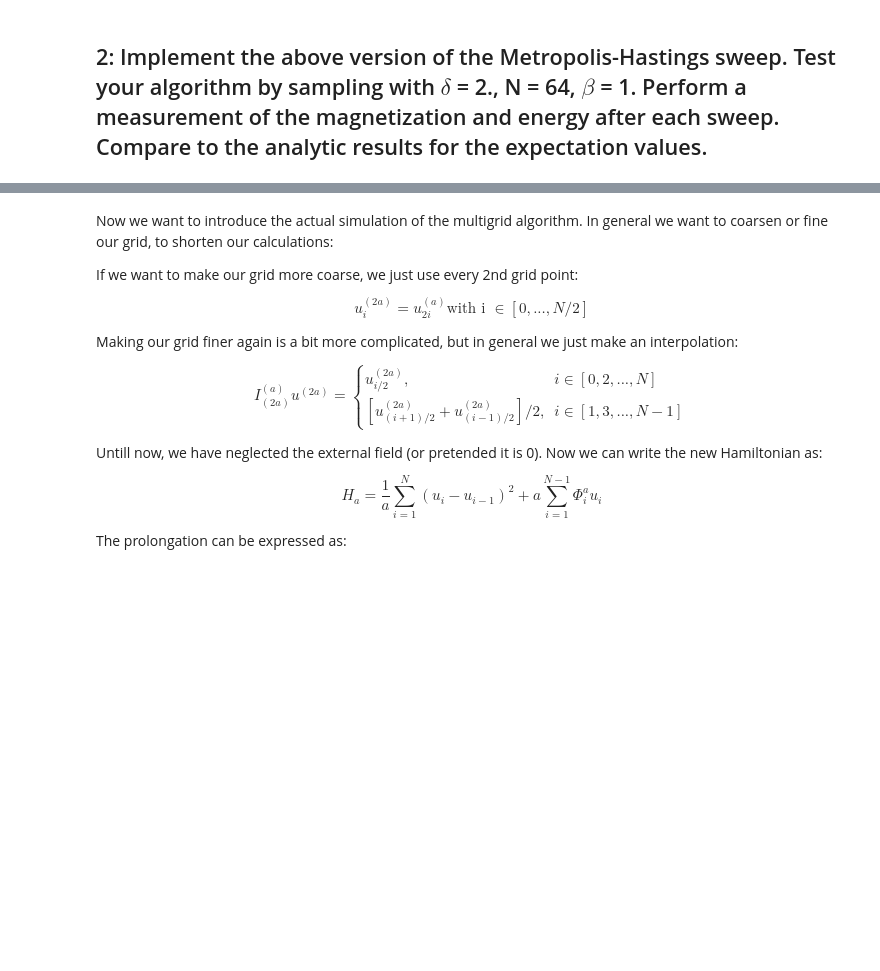
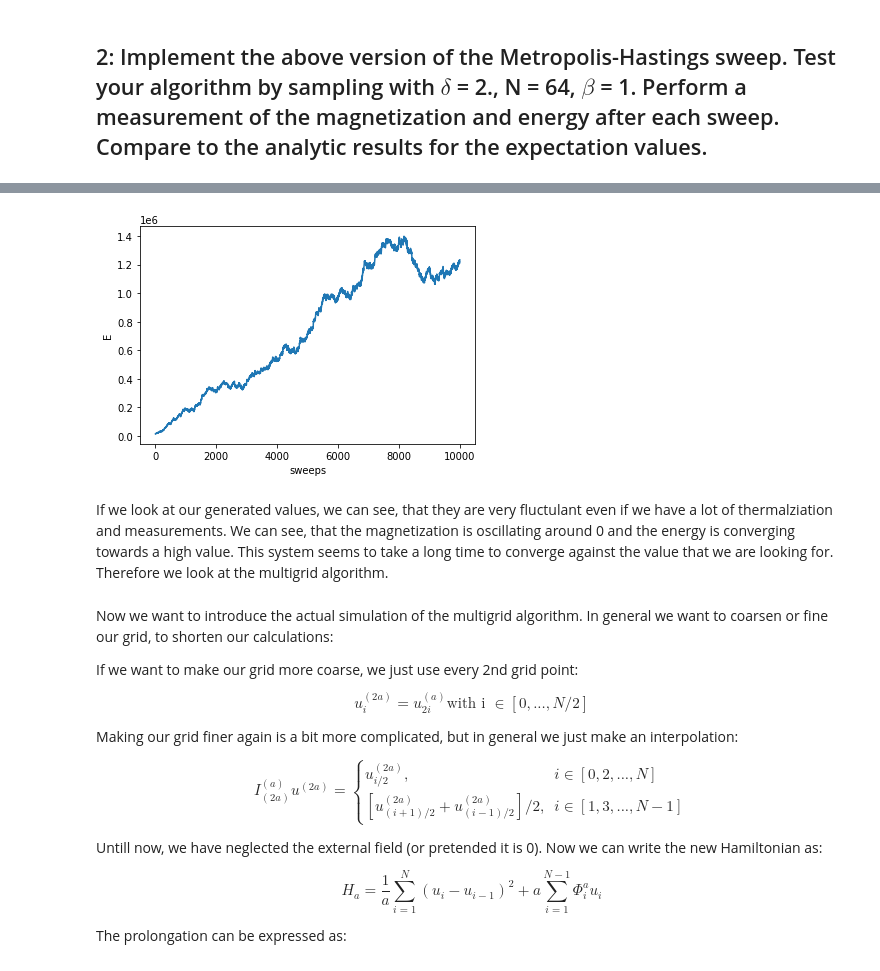
Before and after one commit to Trico94/physics760_Martin, a Jupyter notebook: Exercise 5/exercise5.ipynb, the cells around one changed output, grey strips where cells are left out. Drawn from its saved outputs; the diff is of its cells as text; code cells hidden in the pictures; blank space fills up the shorter version.

```diff
--- a/Exercise 5/exercise5.ipynb
+++ b/Exercise 5/exercise5.ipynb
@@ -263,3 +284,12 @@ plt.plot(energy_array)
+# %%
+plt.plot(energy_array)
+plt.xlabel("sweeps")
+plt.ylabel("E")
+plt.savefig("pictures/energy.png", dpi=600)
+# %% [output]
+[figure, added]
+# %% [markdown]
+If we look at our generated values, we can see, that they are very fluctulant even if we have a lot of thermalziation and measurements. We can see, that the magnetization is oscillating around 0 and the energy is converging towards a high value. This system seems to take a long time to converge against the value that we are looking for. Therefore we look at the multigrid algorithm.
 # %% [markdown]
 Now we want to introduce the actual simulation of the multigrid algorithm. In general we want to coarsen or fine our grid, to shorten our calculations:
 
```
Also changed, not shown: parts of 14 cells of this notebook, 3 other files.
